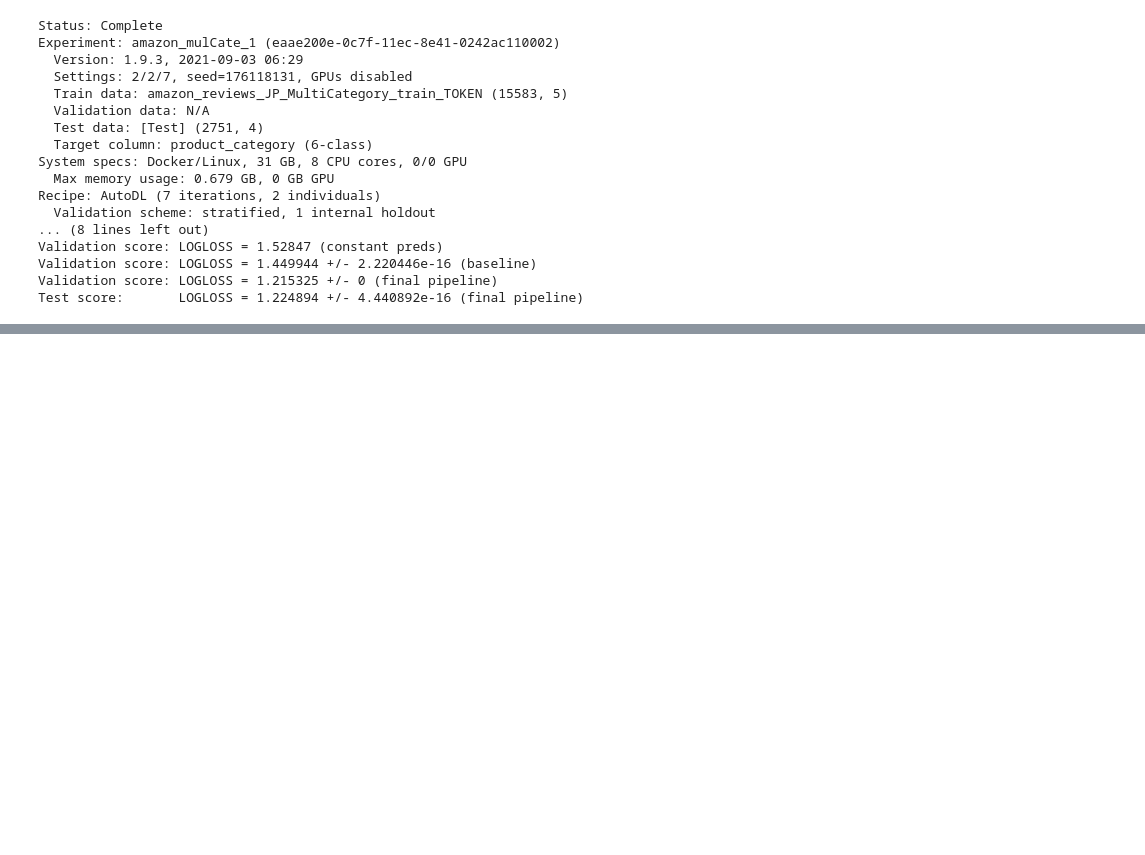
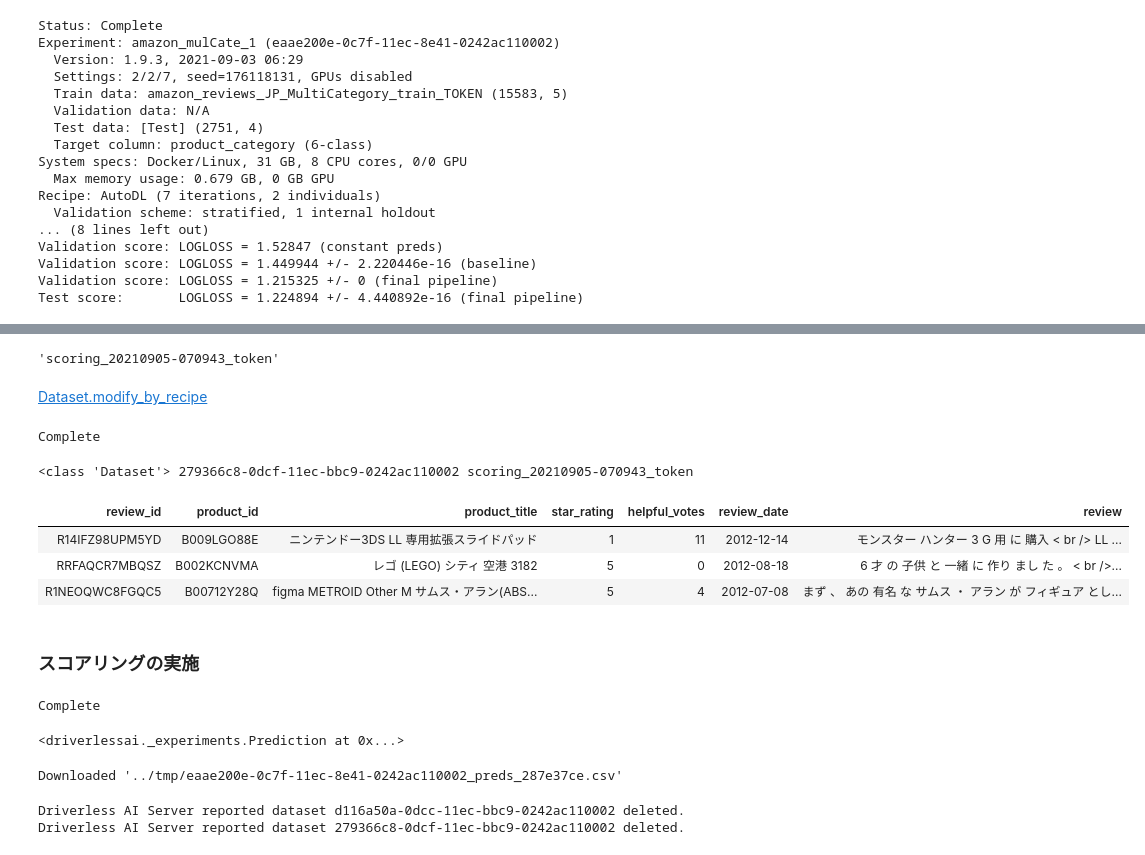
Before and after one commit to yukismd/Driverless_AI_ClientAccess, a Jupyter notebook: IID_Table/data_recipe.ipynb, the cells around one changed output, grey strips where cells are left out. Cells and saved outputs as stored; diff of their text form; code cells hidden in the pictures; blank space fills up the shorter version.

```diff
--- a/IID_Table/data_recipe.ipynb
+++ b/IID_Table/data_recipe.ipynb
@@ -117,0 +163,5 @@ product_category
+# %%
+# tokenization_japanese.pyのコピーを作成（copied_data_recipe.py）
+data_recipe_path_copy = os.path.join('..', 'tmp', 'copied_data_recipe.py')
+print(data_recipe_path_copy)
+shutil.copyfile(data_recipe_path, data_recipe_path_copy)
@@ -117,0 +211,51 @@ product_category
+# %%
+# テキストカラムのトークン化後のスコアリングデータ名（Driverless上）
+scoring_data_name_token = data_to_predict.name + '_token'
+scoring_data_name_token
+# %% [output]
+'scoring_20210905-070943_token'
+# %% [markdown]
+[Dataset.modify_by_recipe](https://docs.h2o.ai/driverless-ai/pyclient/docs/html/objects.html#driverlessai._datasets.Dataset.modify_by_recipe)
+# %%
+# Data Recipeを適用
+data_to_predict_token = data_to_predict.modify_by_recipe(
+    recipe=data_recipe_path_copy,
+    names=[scoring_data_name_token]
+)
+# %% [output]
+Complete
+# %%
+data_to_predict_token = data_to_predict_token[scoring_data_name_token]  # dictからDatasetオブジェクトを取り出す
+data_to_predict_token
+# %% [output]
+<class 'Dataset'> 279366c8-0dcf-11ec-bbc9-0242ac110002 scoring_20210905-070943_token
+# %%
+data_to_predict_token.head(3)
+# %% [output]
+| review_id | product_id | product_title | star_rating | helpful_votes | review_date | review |
+| R14IFZ98UPM5YD | B009LGO88E | ニンテンドー3DS LL 専用拡張スライドパッド | 1 | 11 | 2012-12-14 | モンスター ハンター 3 G 用 に 購入 < br /> LL ... |
+| RRFAQCR7MBQSZ | B002KCNVMA | レゴ (LEGO) シティ 空港 3182 | 5 | 0 | 2012-08-18 | 6 才 の 子供 と 一緒 に 作り まし た 。 < br />... |
+| R1NEOQWC8FGQC5 | B00712Y28Q | figma METROID Other M サムス・アラン(ABS... | 5 | 4 | 2012-07-08 | まず 、 あの 有名 な サムス ・ アラン が フィギュア とし... |
+# %% [markdown]
+### スコアリングの実施
+# %%
+# スコアリングの実施
+dai_prediction = experiment.predict(dataset=data_to_predict_token)
+# %% [output]
+Complete
+# %%
+dai_prediction
+# %% [output]
+<driverlessai._experiments.Prediction at 0x...>
+# %%
+# クライアント上に結果をダウンロード
+download_name = dai_prediction.download(dst_dir=os.path.join('..', 'tmp'), overwrite=True)   # DLとパス名の取得
+# %% [output]
+Downloaded '../tmp/eaae200e-0c7f-11ec-8e41-0242ac110002_preds_287e37ce.csv'
+# %%
+# Driveless上のデータ（アップしたスコアリングデータ、トークン化したデータ）を削除
+data_to_predict.delete()
+data_to_predict_token.delete()
+# %% [output]
+Driverless AI Server reported dataset d116a50a-0dcc-11ec-bbc9-0242ac110002 deleted.
+Driverless AI Server reported dataset 279366c8-0dcf-11ec-bbc9-0242ac110002 deleted.
```
Also changed, not shown: parts of 39 cells of this notebook, 1 other file.
